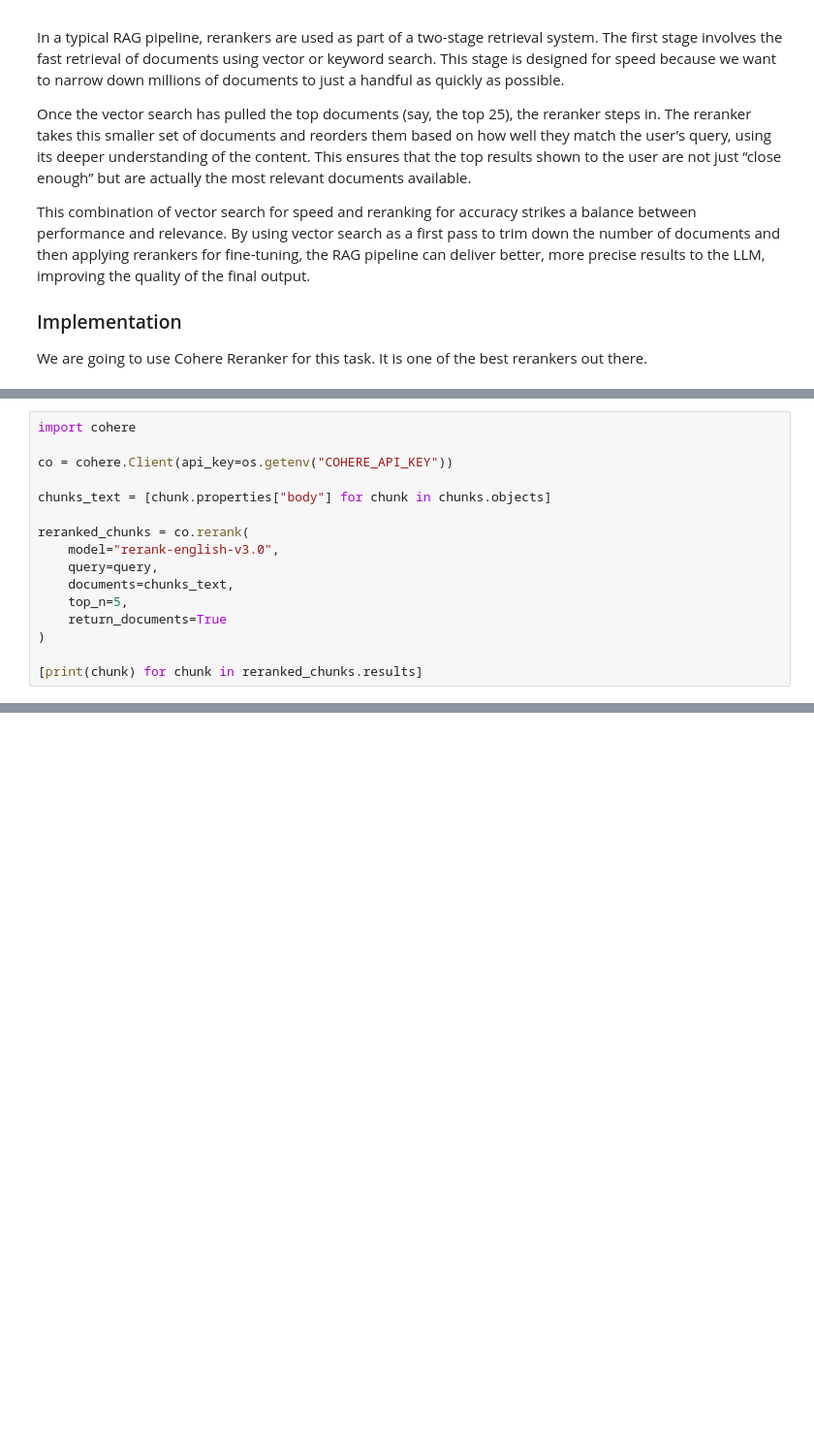
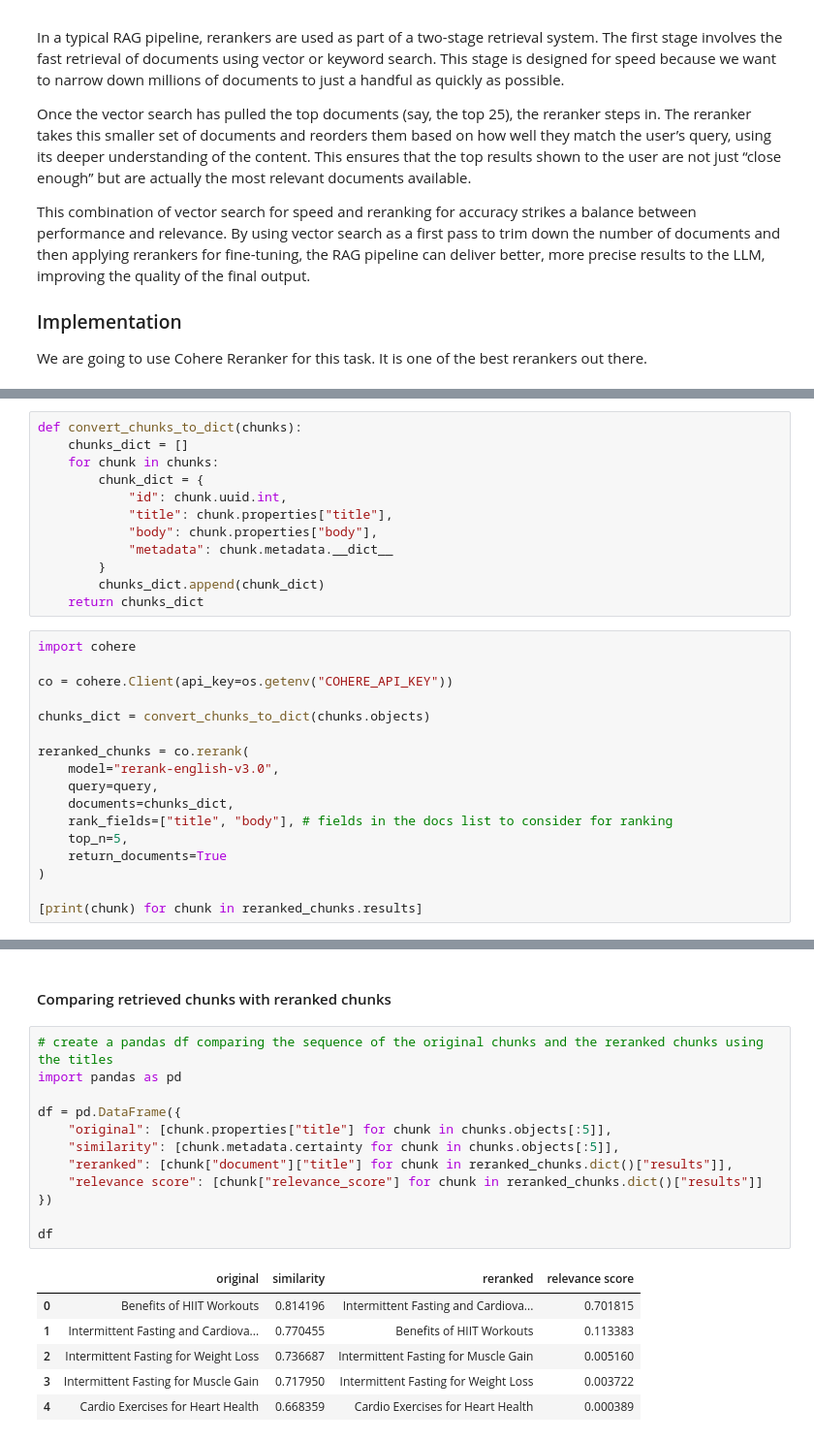
Before and after one commit to vishwasg217/ai-engineering-course, a Jupyter notebook: docs/module-3/post_retrieval_strategies.ipynb, the cells around one changed output, grey strips where cells are left out. Shown at 97% size. Cells and saved outputs as stored; diff of their text form; blank space fills up the shorter version.

Commit message:
rerank comparison

```diff
--- a/docs/module-3/post_retrieval_strategies.ipynb
+++ b/docs/module-3/post_retrieval_strategies.ipynb
@@ -124,14 +160,27 @@ Body: Machine learning is a subset of artificial intelligence (AI) that provides
+# %%
+def convert_chunks_to_dict(chunks):
+    chunks_dict = []
+    for chunk in chunks:
+        chunk_dict = {
+            "id": chunk.uuid.int,
+            "title": chunk.properties["title"],
+            "body": chunk.properties["body"],
+            "metadata": chunk.metadata.__dict__
+        }
+        chunks_dict.append(chunk_dict)
+    return chunks_dict
 # %%
 import cohere
 
 co = cohere.Client(api_key=os.getenv("COHERE_API_KEY"))
 
-chunks_text = [chunk.properties["body"] for chunk in chunks.objects]
+chunks_dict = convert_chunks_to_dict(chunks.objects)
 
 reranked_chunks = co.rerank(
     model="rerank-english-v3.0",
     query=query,
-    documents=chunks_text,
+    documents=chunks_dict,
+    rank_fields=["title", "body"], # fields in the docs list to consider for ranking
     top_n=5,
     return_documents=True
 )
@@ -146 +195,22 @@ document=RerankResponseResultsItemDocument(text="Neural networks are a series of
 [None, None, None, None, None]
+# %% [markdown]
+#### Comparing retrieved chunks with reranked chunks
+# %%
+# create a pandas df comparing the sequence of the original chunks and the reranked chunks using the titles
+import pandas as pd
+
+df = pd.DataFrame({
+    "original": [chunk.properties["title"] for chunk in chunks.objects[:5]],
+    "similarity": [chunk.metadata.certainty for chunk in chunks.objects[:5]],
+    "reranked": [chunk["document"]["title"] for chunk in reranked_chunks.dict()["results"]],
+    "relevance score": [chunk["relevance_score"] for chunk in reranked_chunks.dict()["results"]]
+})
+
+df
+# %% [output]
+|  | original | similarity | reranked | relevance score |
+| 0 | Benefits of HIIT Workouts | 0.814196 | Intermittent Fasting and Cardiova... | 0.701815 |
+| 1 | Intermittent Fasting and Cardiova... | 0.770455 | Benefits of HIIT Workouts | 0.113383 |
+| 2 | Intermittent Fasting for Weight Loss | 0.736687 | Intermittent Fasting for Muscle Gain | 0.005160 |
+| 3 | Intermittent Fasting for Muscle Gain | 0.717950 | Intermittent Fasting for Weight Loss | 0.003722 |
+| 4 | Cardio Exercises for Heart Health | 0.668359 | Cardio Exercises for Heart Health | 0.000389 |
```
Also changed, not shown: parts of 6 cells of this notebook, 3 other files.
